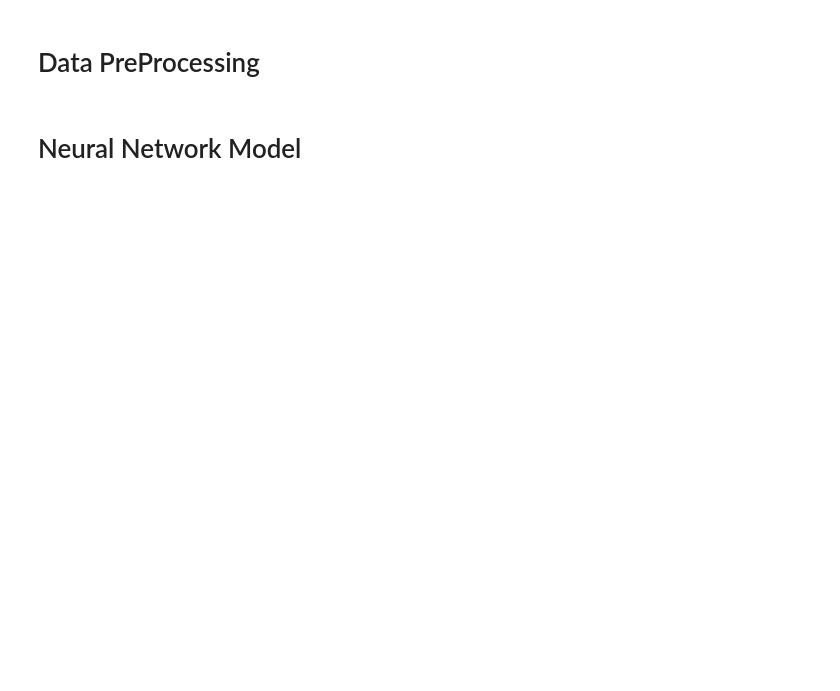
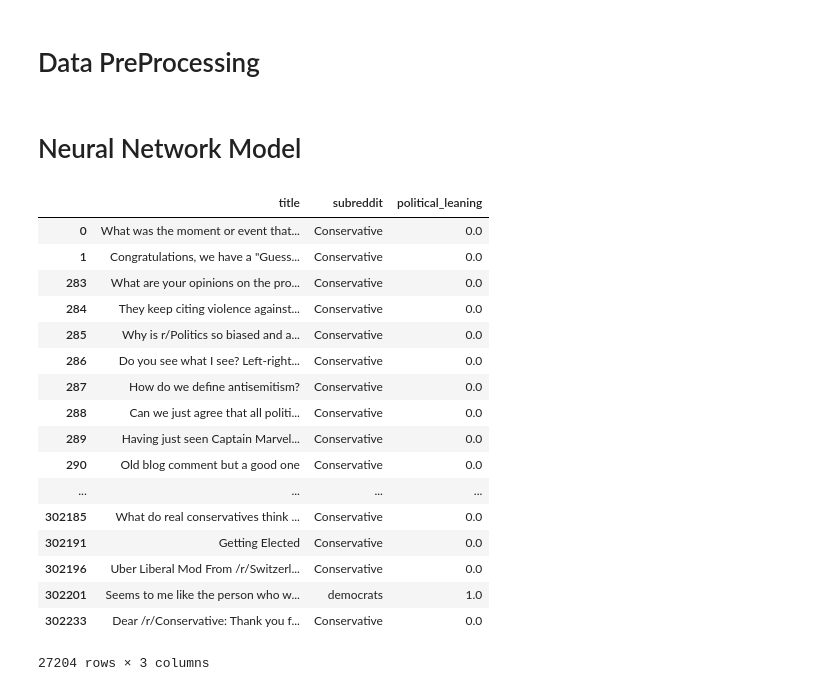
Before and after one commit to Alpha-1787/W266-Final-Project, a Jupyter notebook: Political-Leaning-Classification.ipynb, the cells around one changed output. Drawn from its saved outputs; the diff is of its cells as text; code cells hidden in the pictures; blank space fills up the shorter version.

```diff
--- a/Political-Leaning-Classification.ipynb
+++ b/Political-Leaning-Classification.ipynb
@@ -85,6 +90,27 @@ sample_df['word_count'] = sample_df['word_token'].apply(lambda x: len(x))
 sample_df = sample_df[sample_df['word_count']!=0].reset_index(drop=True)
 X = np.array(sample_df['title_clean'])
 y = np.array(sample_df['political_leaning'])
+# %%
+title_df
+# %% [output]
+|  | title | subreddit | political_leaning |
+| 0 | What was the moment or event that... | Conservative | 0.0 |
+| 1 | Congratulations, we have a "Guess... | Conservative | 0.0 |
+| 283 | What are your opinions on the pro... | Conservative | 0.0 |
+| 284 | They keep citing violence against... | Conservative | 0.0 |
+| 285 | Why is r/Politics so biased and a... | Conservative | 0.0 |
+| 286 | Do you see what I see? Left-right... | Conservative | 0.0 |
+| 287 | How do we define antisemitism? | Conservative | 0.0 |
+| 288 | Can we just agree that all politi... | Conservative | 0.0 |
+| 289 | Having just seen Captain Marvel... | Conservative | 0.0 |
+| 290 | Old blog comment but a good one | Conservative | 0.0 |
+| ... | ... | ... | ... |
+| 302185 | What do real conservatives think ... | Conservative | 0.0 |
+| 302191 | Getting Elected | Conservative | 0.0 |
+| 302196 | Uber Liberal Mod From /r/Switzerl... | Conservative | 0.0 |
+| 302201 | Seems to me like the person who w... | democrats | 1.0 |
+| 302233 | Dear /r/Conservative: Thank you f... | Conservative | 0.0 |
+27204 rows × 3 columns
 # %%
 def ELMoEmbedding(x):
     embed = hub.Module("elmo_model")
```
Also changed, not shown: parts of 35 cells of this notebook.
